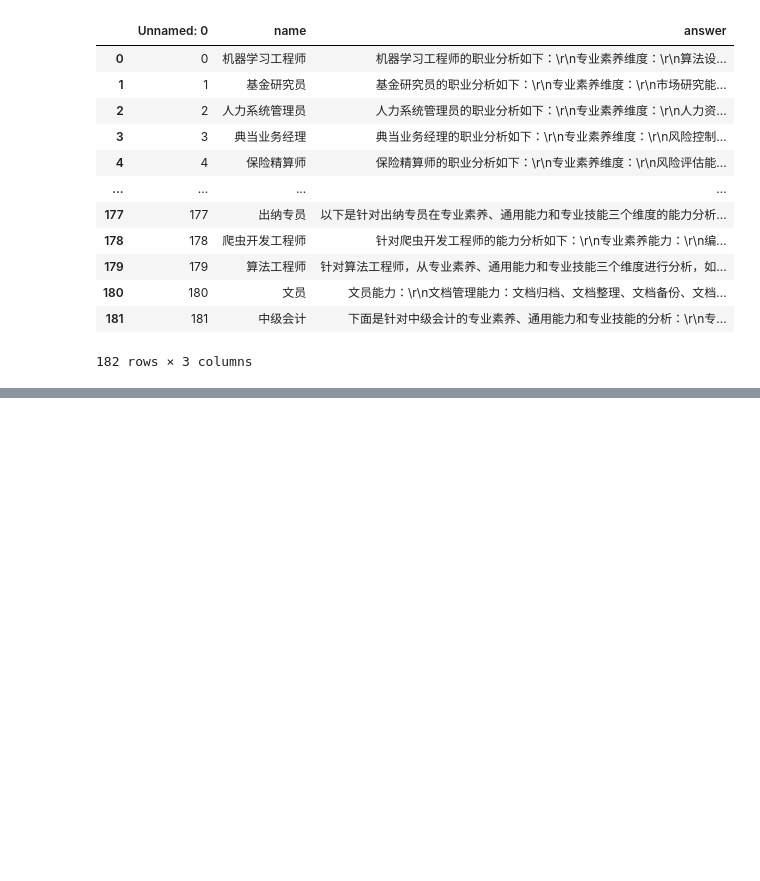
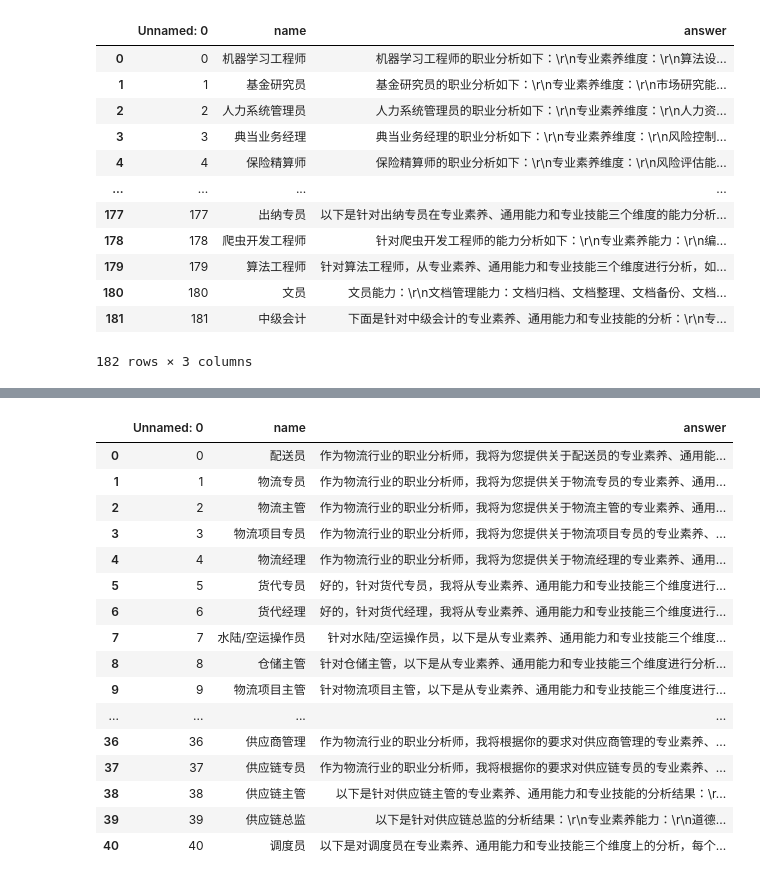
Before and after one commit to zzyLT/auto-gpt, a Jupyter notebook: easyChatGPT-google_login/examples/RE关键词回答整理.ipynb, the cells around one changed output, grey strips where cells are left out. Saved outputs shown, nothing was run; the diff lists cells and outputs as text; code cells hidden in the pictures; blank space fills up the shorter version.

```diff
--- a/easyChatGPT-google_login/examples/RE关键词回答整理.ipynb
+++ b/easyChatGPT-google_login/examples/RE关键词回答整理.ipynb
@@ -239,0 +475,21 @@ pd.DataFrame(name_list, columns=['name']).to_csv('rework_names.csv', index = Fal
+# %%
+detail = pd.read_csv('../result/answer_detail.csv')
+detail
+# %% [output]
+|  | Unnamed: 0 | name | answer |
+| 0 | 0 | 配送员 | 作为物流行业的职业分析师，我将为您提供关于配送员的专业素养、通用能... |
+| 1 | 1 | 物流专员 | 作为物流行业的职业分析师，我将为您提供关于物流专员的专业素养、通用... |
+| 2 | 2 | 物流主管 | 作为物流行业的职业分析师，我将为您提供关于物流主管的专业素养、通用... |
+| 3 | 3 | 物流项目专员 | 作为物流行业的职业分析师，我将为您提供关于物流项目专员的专业素养、... |
+| 4 | 4 | 物流经理 | 作为物流行业的职业分析师，我将为您提供关于物流经理的专业素养、通用... |
+| 5 | 5 | 货代专员 | 好的，针对货代专员，我将从专业素养、通用能力和专业技能三个维度进行... |
+| 6 | 6 | 货代经理 | 好的，针对货代经理，我将从专业素养、通用能力和专业技能三个维度进行... |
+| 7 | 7 | 水陆/空运操作员 | 针对水陆/空运操作员，以下是从专业素养、通用能力和专业技能三个维度... |
+| 8 | 8 | 仓储主管 | 针对仓储主管，以下是从专业素养、通用能力和专业技能三个维度进行分析... |
+| 9 | 9 | 物流项目主管 | 针对物流项目主管，以下是从专业素养、通用能力和专业技能三个维度进行... |
+| ... | ... | ... | ... |
+| 36 | 36 | 供应商管理 | 作为物流行业的职业分析师，我将根据你的要求对供应商管理的专业素养、... |
+| 37 | 37 | 供应链专员 | 作为物流行业的职业分析师，我将根据你的要求对供应链专员的专业素养、... |
+| 38 | 38 | 供应链主管 | 以下是针对供应链主管的专业素养、通用能力和专业技能的分析结果：\r... |
+| 39 | 39 | 供应链总监 | 以下是针对供应链总监的分析结果：\r\n专业素养能力：\r\n道德... |
+| 40 | 40 | 调度员 | 以下是对调度员在专业素养、通用能力和专业技能三个维度上的分析，每个... |
```
Also changed, not shown: parts of 30 cells of this notebook, 3 other files.
